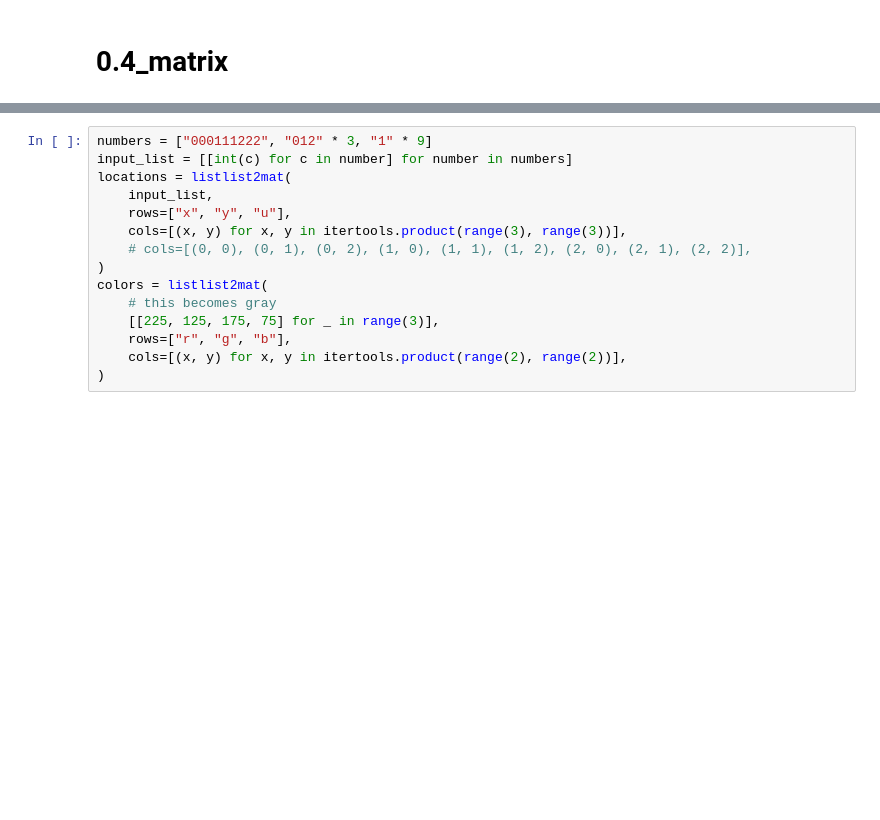
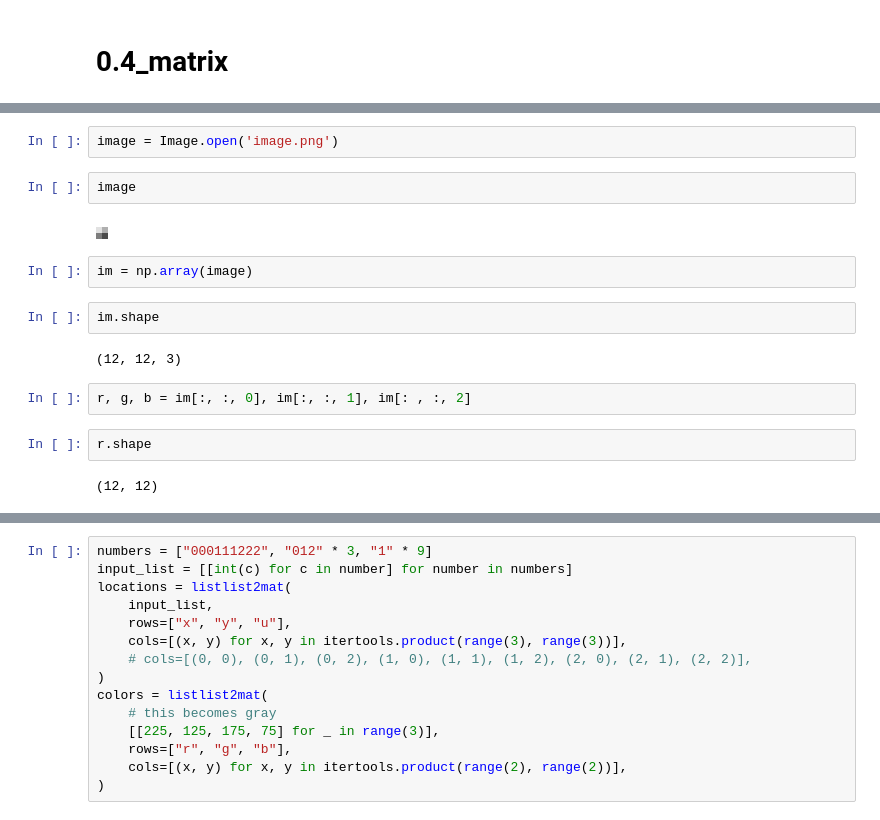
Before and after one commit to banbiossa/coding-the-matrix, a Jupyter notebook: notebooks/0.4_matrix.ipynb, the cells around one changed output, grey strips where cells are left out. Drawn from its saved outputs; the diff is of its cells as text; blank space fills up the shorter version.

```diff
--- a/notebooks/0.4_matrix.ipynb
+++ b/notebooks/0.4_matrix.ipynb
@@ -40,0 +46,18 @@ The blackcellmagic extension is already loaded. To reload it, use:
+# %%
+image = Image.open('image.png')
+# %%
+image
+# %% [output]
+[figure, added]
+# %%
+im = np.array(image)
+# %%
+im.shape
+# %% [output]
+(12, 12, 3)
+# %%
+r, g, b = im[:, :, 0], im[:, :, 1], im[: , :, 2]
+# %%
+r.shape
+# %% [output]
+(12, 12)
```
Also changed, not shown: parts of 19 cells of this notebook, 2 other files.
